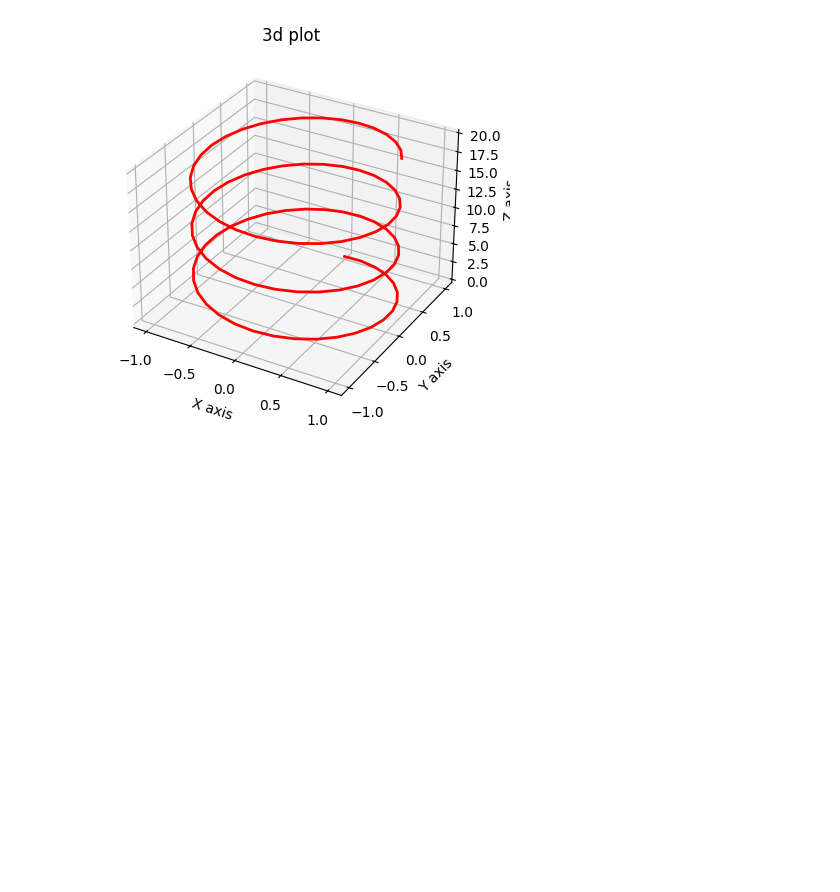
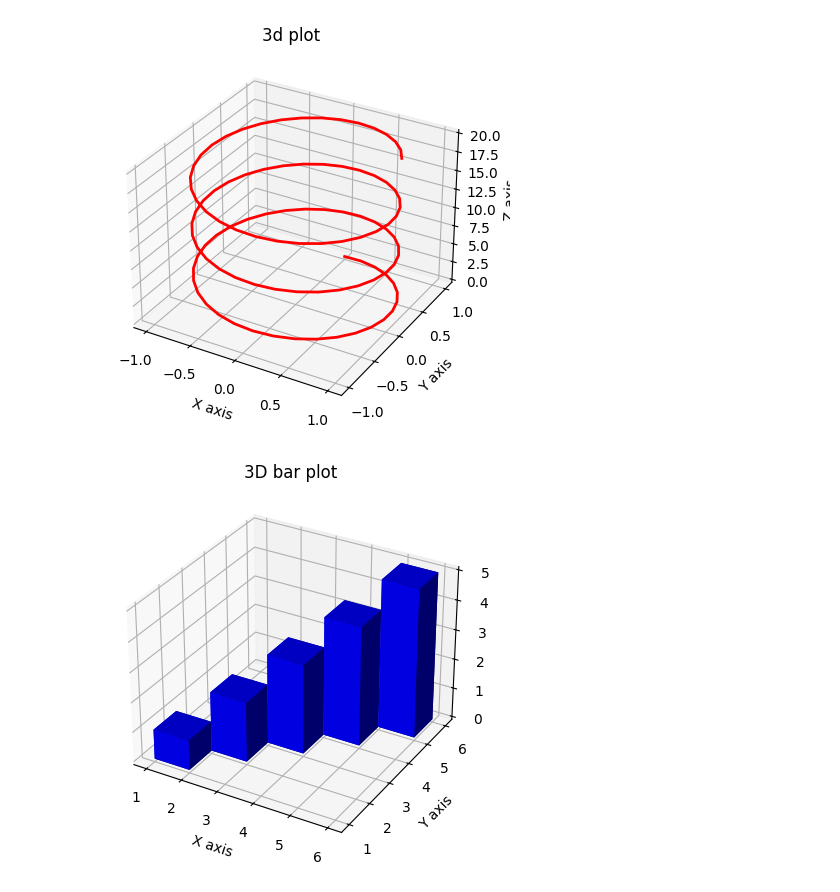
Before and after one commit to Mostafij-k/Python-Learning, a Jupyter notebook: Data/MatplotLib.ipynb, the cells around one changed output. Drawn from its saved outputs; the diff is of its cells as text; code cells hidden in the pictures; blank space fills up the shorter version.

```diff
--- a/Data/MatplotLib.ipynb
+++ b/Data/MatplotLib.ipynb
@@ -226,3 +226,33 @@ ax.set_title('3d plot')
 plt.show()
 # %% [output]
 [figure]
+# %%
+# Create 3D Bar plot
+from matplotlib import pyplot as plt
+from mpl_toolkits.mplot3d import Axes3D
+
+# create a number variable
+x=[1,2,3,4,5]
+y=[1,2,3,4,5]
+z=[0,0,0,0,0]
+
+dx=[1,1,1,1,1]
+dy=[1,1,1,1,1]
+dz=[1,2,3,4,5]
+
+# Create a figure
+fig=plt.figure()
+ax=fig.add_subplot(111, projection='3d')
+
+# Create 3d bar plot
+ax.bar3d(x,y,z,dx,dy,dz, color='blue')
+
+# Add label
+ax.set_xlabel('X axis')
+ax.set_ylabel('Y axis')
+ax.set_zlabel('Z axis')
+ax.set_title('3D bar plot')
+# Show the plot
+plt.show()
+# %% [output]
+[figure, added]
```
